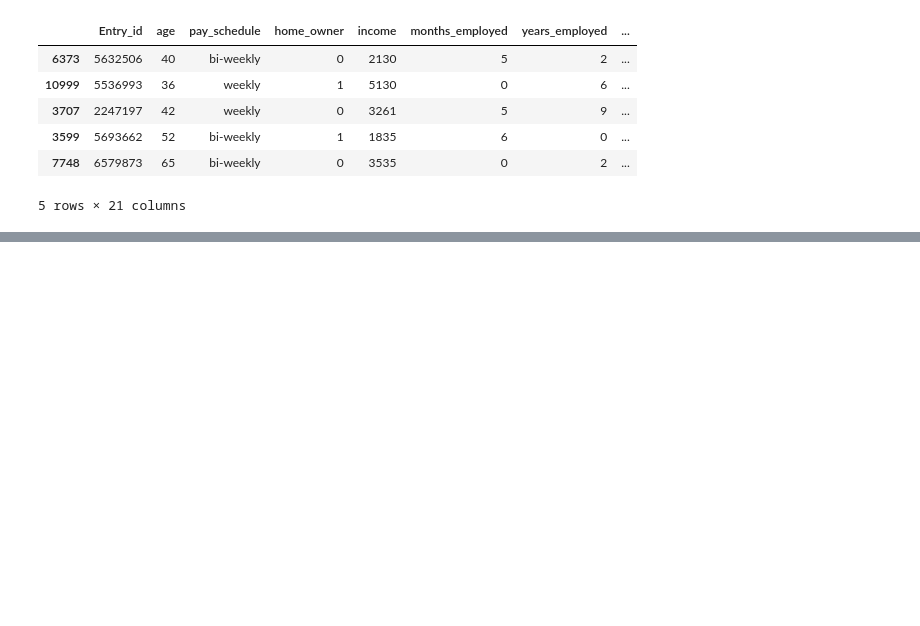
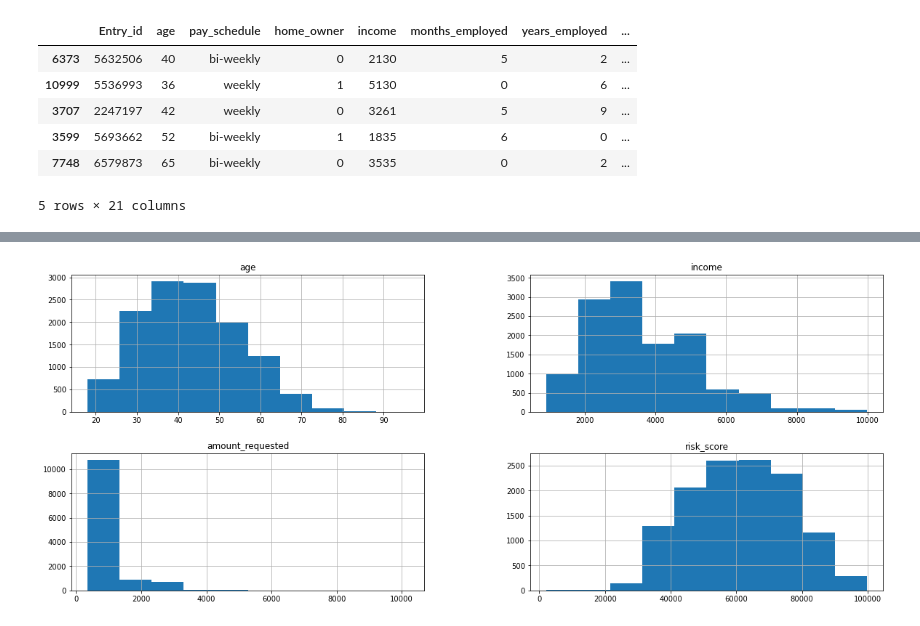
Before and after one commit to jjjeorgee/Datafest-2022-Datathon, a Jupyter notebook: DatafestAfrica ML Hackathon.ipynb, the cells around one changed output, grey strips where cells are left out. Saved outputs shown, nothing was run; the diff lists cells and outputs as text; code cells hidden in the pictures; blank space fills up the shorter version.

```diff
--- a/DatafestAfrica ML Hackathon.ipynb
+++ b/DatafestAfrica ML Hackathon.ipynb
@@ -53,0 +86,11 @@ None
+# %%
+# creating a simple visualization of these variables
+num_vars = pd.DataFrame()
+num_vars['age'] = train['age']
+num_vars['income'] = train['income']
+num_vars['amount_requested'] = train['amount_requested']
+num_vars['risk_score'] = train['risk_score']
+
+num_vars.hist(figsize=(20, 8));
+# %% [output]
+[figure, added]
```
Also changed, not shown: parts of 2 cells of this notebook.
